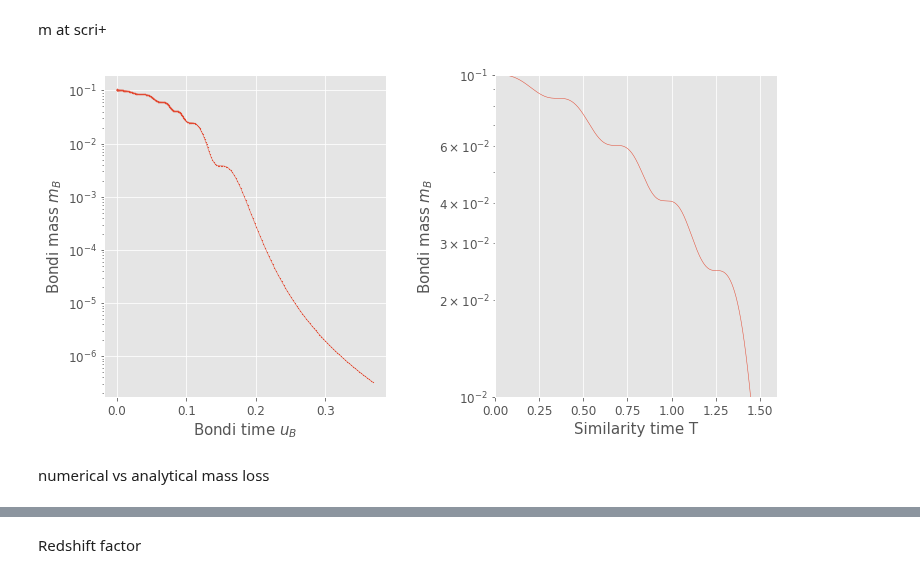
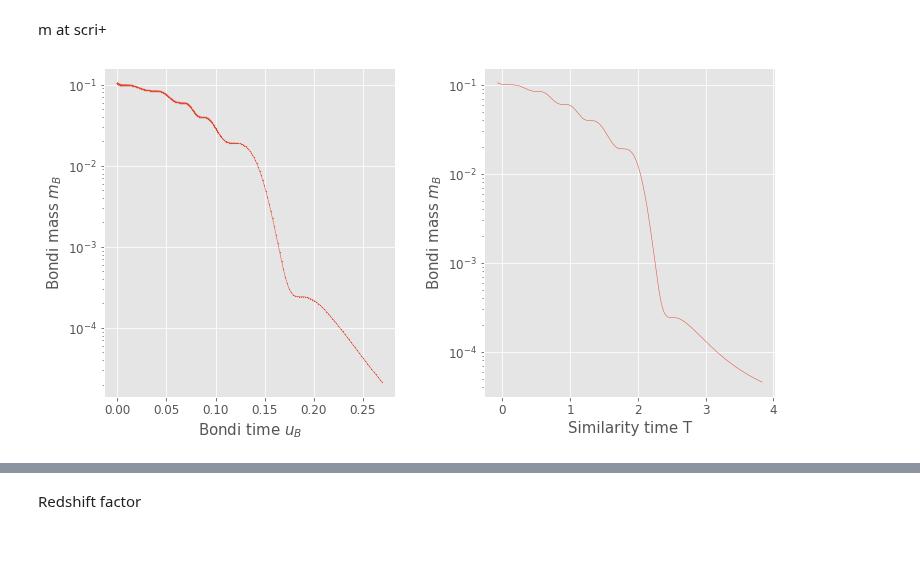
Before and after one commit to rita-png/gravitational-collapse, a Jupyter notebook: TMYangMills/PostProcessing.ipynb, the cells around one changed output, grey strips where cells are left out. Drawn from its saved outputs; the diff is of its cells as text; code cells hidden in the pictures; blank space fills up the shorter version.

```diff
--- a/TMYangMills/PostProcessing.ipynb
+++ b/TMYangMills/PostProcessing.ipynb
@@ -53,7 +53,7 @@ derderxi_ori=[]
 for var in vars:
 
     #dir = "/home/rita13santos/Desktop/MSc Thesis/Git/TMYangMills/DATA/muninnDATA/res1/{}.txt".format(var)
-    dir = "/home/rita13santos/Desktop/run10/{}.txt".format(var)
+    dir = "/home/rita13santos/Desktop/run8/{}.txt".format(var)
 
 
     print(dir)
@@ -173,7 +173,7 @@ roots=spl.roots()
 print("Number of zero crossing is ",len(roots))
 print(roots[k:(k+3)+1])
 
-k=2
+k=1
 tau_star=(roots[0+k]*roots[3+k]-roots[1+k]*roots[2+k])/(roots[0+k]-roots[1+k]-roots[2+k]+roots[3+k])
 print("\nTau star is ", tau_star)
 print("Tau* is u* in my report")
@@ -278,35 +278,33 @@ with plt.style.context('ggplot'):
 
     #plt.rcParams.update({'font.size': 12})
     #plt.rcParams["figure.figsize"] = (7,5)
     fig, (ax1, ax2) = plt.subplots(1, 2,figsize=(11, 6))
 
 
 
 
     # time
     ax1.scatter(bonditime[0:len(mplt)],mplt,s=0.5)
     ax1.plot(bonditime[0:len(mplt)],mplt,linewidth=0.5)
     ax1.set_ylabel("Bondi mass $m_B$", fontsize=15)
     #ax1.set_xlim([.8,1.04])
 
     ax1.set_yscale('log')
     #ax1.set_xlabel("$\u03C4$")#T
     ax1.set_xlabel("Bondi time $u_B$", fontsize=15)#$\u03C4$")
 
     # adapt time
 
     ax2.plot(adapt_time[0:len(adapt_time)-10],np.array(mplt[0:len(adapt_time)-10]),linewidth=0.5)
     ax2.set_yscale('log')
-    ax2.set_xlim([0,1.6])
-    ax2.set_ylim([0.01,0.1])
+    #ax2.set_xlim([0,1.6])
+    #ax2.set_ylim([0.01,0.1])
     ax2.set_ylabel("Bondi mass $m_B$", fontsize=15)
     ax2.set_xlabel("Similarity time T", fontsize=15)
 
     fig.tight_layout(pad=3.0)
     plt.savefig("myImagePDF.pdf", format="pdf", bbox_inches="tight")
 
     plt.show()
 # %% [output]
-[figure, old version]
+[figure, new version]
-# %% [markdown]
-numerical vs analytical mass loss
```
Also changed, not shown: parts of 14 cells of this notebook, 2 other files.
